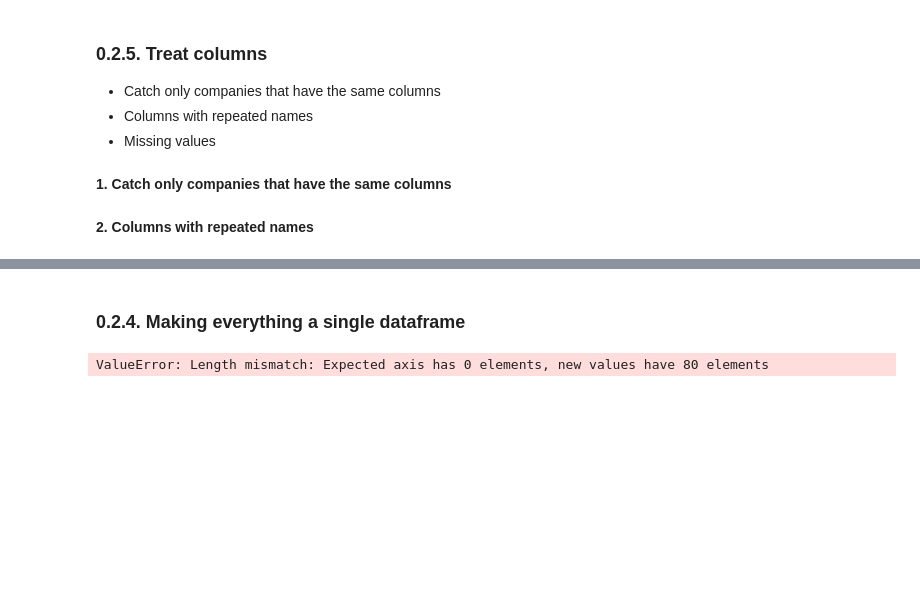
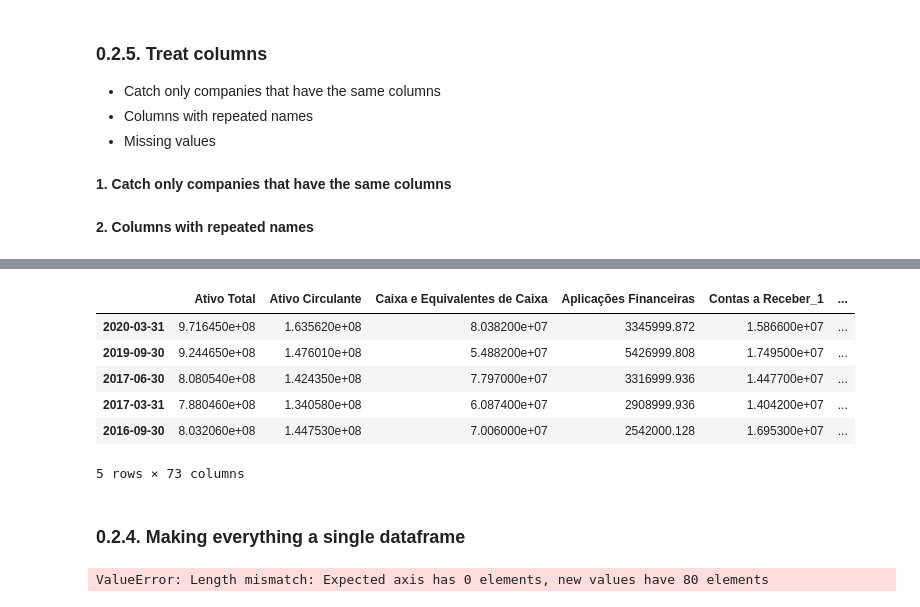
Before and after one commit to endhel/InvestBot, a Jupyter notebook: InvestBot.ipynb, the cells around one changed output, grey strips where cells are left out. Drawn from its saved outputs; the diff is of its cells as text; code cells hidden in the pictures; blank space fills up the shorter version.

```diff
--- a/InvestBot.ipynb
+++ b/InvestBot.ipynb
@@ -174,0 +193,11 @@ KeyError: "['Tributos Diferidos_1', 'Ativos Biológicos_1', 'Adiantamento para F
+# %%
+# collect columns that will be removed
+delete_columns = []
+
+for column in nan_values:
+    if nan_values[column] > 50:
+        delete_columns.append( column )
+
+for company in fundamentals:
+    fundamentals[company] = fundamentals[company].drop( delete_columns, axis=1 )
+    fundamentals[company] = fundamentals[company].ffill()
@@ -175,3 +222,31 @@ KeyError: "['Tributos Diferidos_1', 'Ativos Biológicos_1', 'Adiantamento para F
+# %%
+# Adding dates that don't exist in df_ibov
+dates = fundamentals['PETR4'].index
+for date in dates:
+    if date not in df_ibov.index:
+        # new dates receiving empty values
+        df_ibov.loc[date] = np.nan
+
+# sorting df by the indexes
+df_ibov = df_ibov.sort_index()
+# filling empty lines by the values from above
+df_ibov = df_ibov.ffill()
+# rename column adj close
+df_ibov = df_ibov.rename( columns={'Adj Close': 'IBOV'} )
+
+# putting ibov column in fundamentals tables
+for company in fundamentals:
+    fundamentals[company] = fundamentals[company].merge( df_ibov[['IBOV']], left_index=True, right_index=True )
+
+fundamentals['PETR4'].head()
+# %% [output]
+|  | Ativo Total | Ativo Circulante | Caixa e Equivalentes de Caixa | Aplicações Financeiras | Contas a Receber_1 | ... |
+| 2020-03-31 | 9.716450e+08 | 1.635620e+08 | 8.038200e+07 | 3345999.872 | 1.586600e+07 | ... |
+| 2019-09-30 | 9.244650e+08 | 1.476010e+08 | 5.488200e+07 | 5426999.808 | 1.749500e+07 | ... |
+| 2017-06-30 | 8.080540e+08 | 1.424350e+08 | 7.797000e+07 | 3316999.936 | 1.447700e+07 | ... |
+| 2017-03-31 | 7.880460e+08 | 1.340580e+08 | 6.087400e+07 | 2908999.936 | 1.404200e+07 | ... |
+| 2016-09-30 | 8.032060e+08 | 1.447530e+08 | 7.006000e+07 | 2542000.128 | 1.695300e+07 | ... |
+5 rows × 73 columns
 # %% [markdown]
 ### 0.2.4. Making everything a single dataframe
 # %%
```
Also changed, not shown: parts of 8 cells of this notebook.
